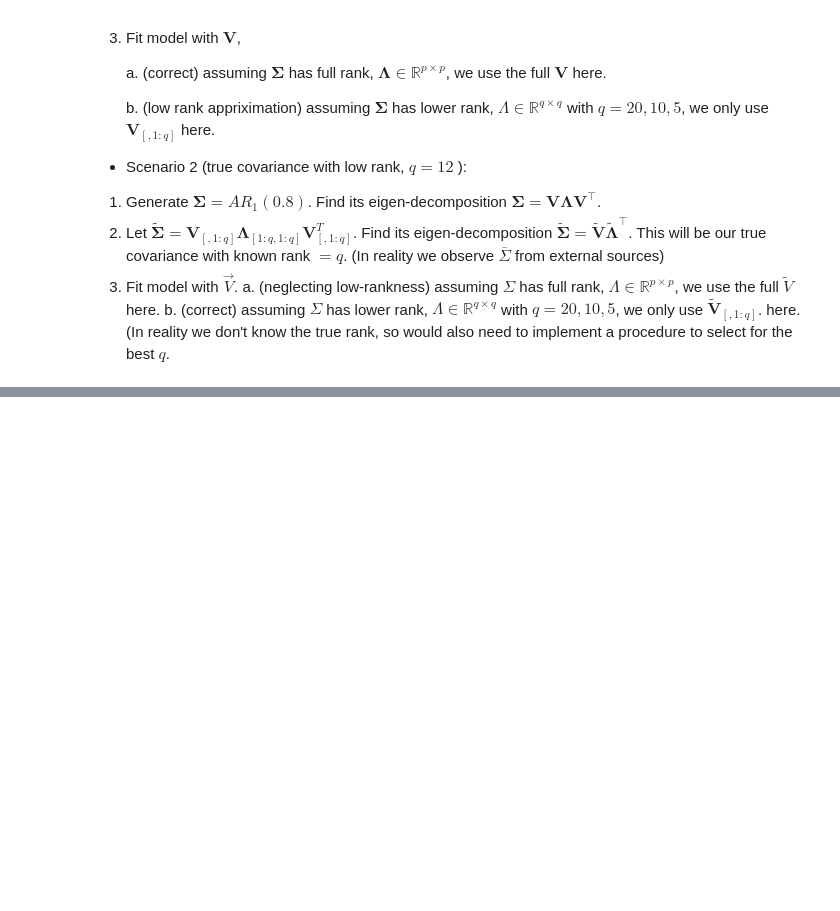
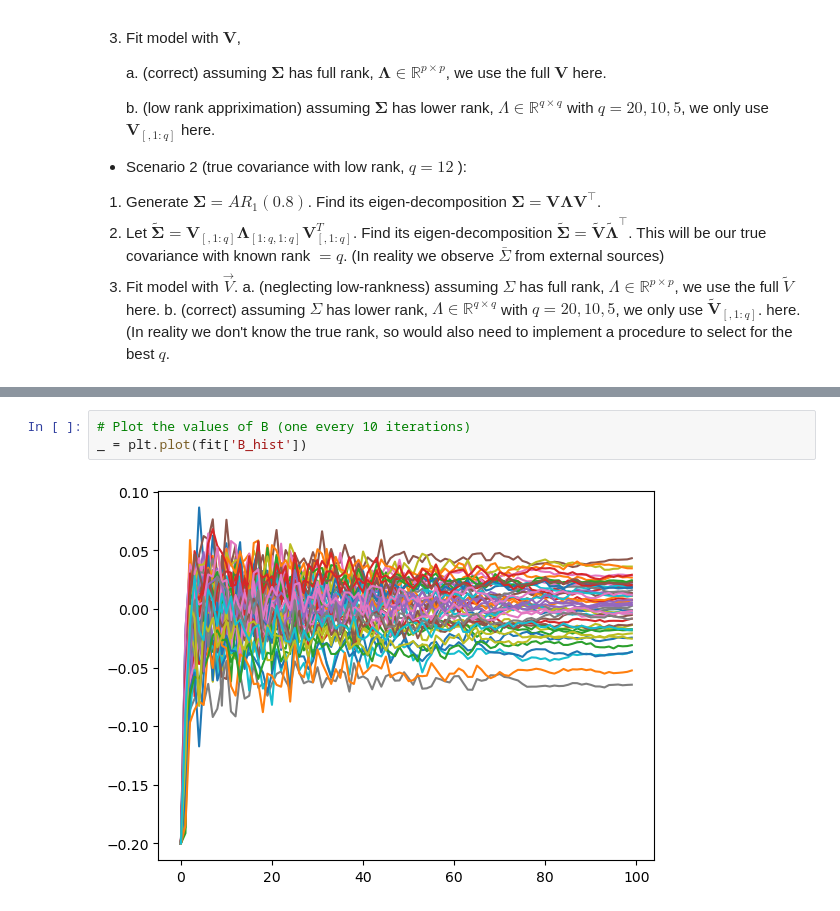
Before and after one commit to wiwh/gllvmprime, a Jupyter notebook: low_rank_MPLN/low_rank_MPLN.ipynb, the cells around one changed output, grey strips where cells are left out. Drawn from its saved outputs; the diff is of its cells as text; blank space fills up the shorter version.

```diff
--- a/low_rank_MPLN/low_rank_MPLN.ipynb
+++ b/low_rank_MPLN/low_rank_MPLN.ipynb
@@ -424,0 +149,5 @@ plt.plot(fit['A_hist'])
+# %%
+# Plot the values of B (one every 10 iterations)
+_ = plt.plot(fit['B_hist'])
+# %% [output]
+[figure, added]
```
Also changed, not shown: parts of 37 cells of this notebook, 12 other files.
